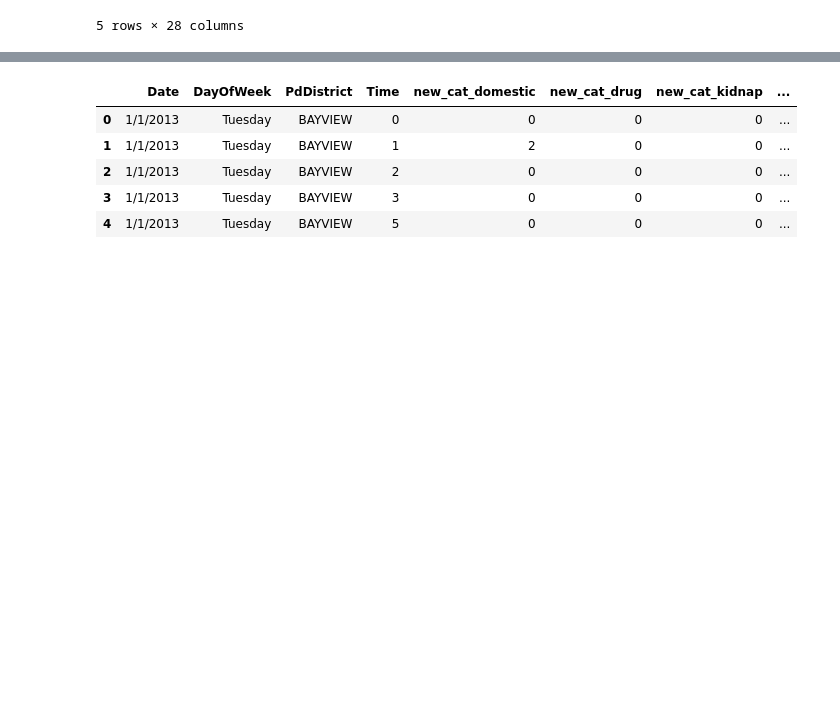
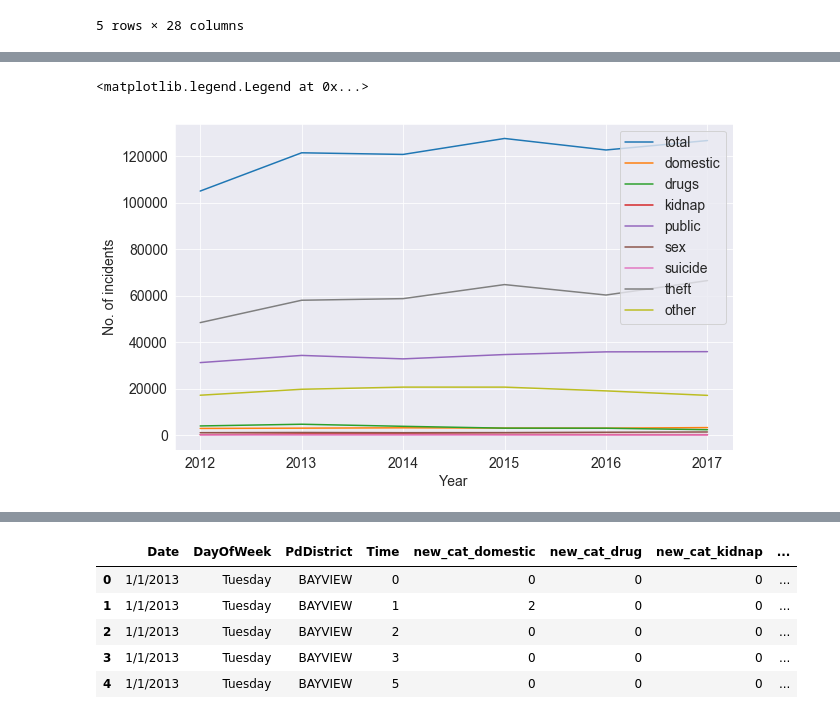
Before and after one commit to limclara-sq/IEOR242-SFCrimePrediction, a Jupyter notebook: modeling/modeling II.ipynb, the cells around one changed output, grey strips where cells are left out. Saved outputs shown, nothing was run; the diff lists cells and outputs as text; code cells hidden in the pictures; blank space fills up the shorter version.

```diff
--- a/modeling/modeling II.ipynb
+++ b/modeling/modeling II.ipynb
@@ -19,0 +21,2 @@ df_sruthi.head()
+# %%
+df_sruthi['year'] = df_sruthi['Date'].apply(lambda x: x[-4:])
@@ -19,0 +34,22 @@ df_sruthi.head()
+# %%
+year_crime = df_sruthi.groupby('year')[['new_cat_domestic',
+       'new_cat_drug', 'new_cat_kidnap', 'new_cat_others', 'new_cat_public',
+       'new_cat_sex', 'new_cat_suicide', 'new_cat_theft', 'sum_crime_district']].agg('sum').reset_index()
+# %%
+plt.rcParams.update({'font.size': 14})
+plt.figure(figsize=(10,6))
+plt.plot(year_crime['year'],year_crime['sum_crime_district'], label='total')
+plt.plot(year_crime['year'],year_crime['new_cat_domestic'], label='domestic')
+plt.plot(year_crime['year'],year_crime['new_cat_drug'], label='drugs')
+plt.plot(year_crime['year'],year_crime['new_cat_kidnap'], label='kidnap')
+plt.plot(year_crime['year'],year_crime['new_cat_public'], label='public')
+plt.plot(year_crime['year'],year_crime['new_cat_sex'], label='sex')
+plt.plot(year_crime['year'],year_crime['new_cat_suicide'], label='suicide')
+plt.plot(year_crime['year'],year_crime['new_cat_theft'], label='theft')
+plt.plot(year_crime['year'],year_crime['new_cat_others'], label='other')
+plt.ylabel('No. of incidents')
+plt.xlabel('Year')
+plt.legend(loc=1)
+# %% [output]
+<matplotlib.legend.Legend at 0x...>
+[figure, added]
```
Also changed, not shown: parts of 41 cells of this notebook.
